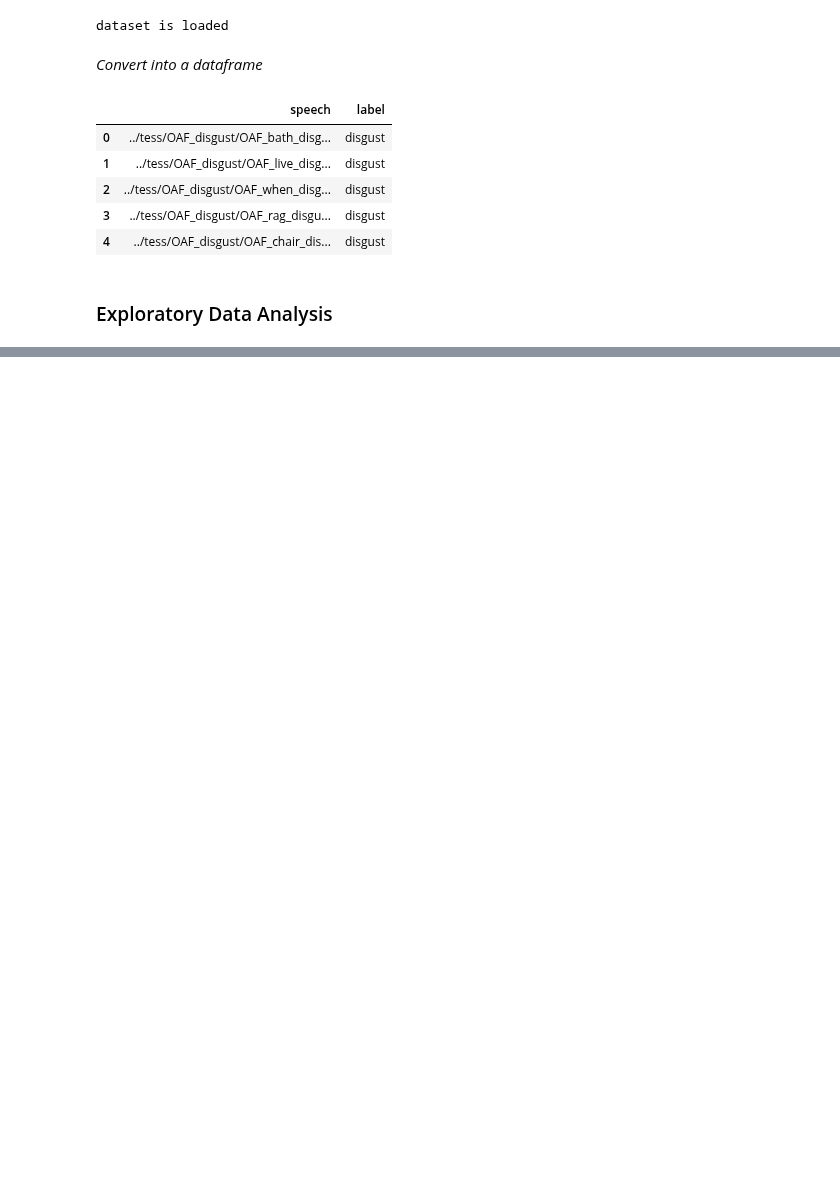
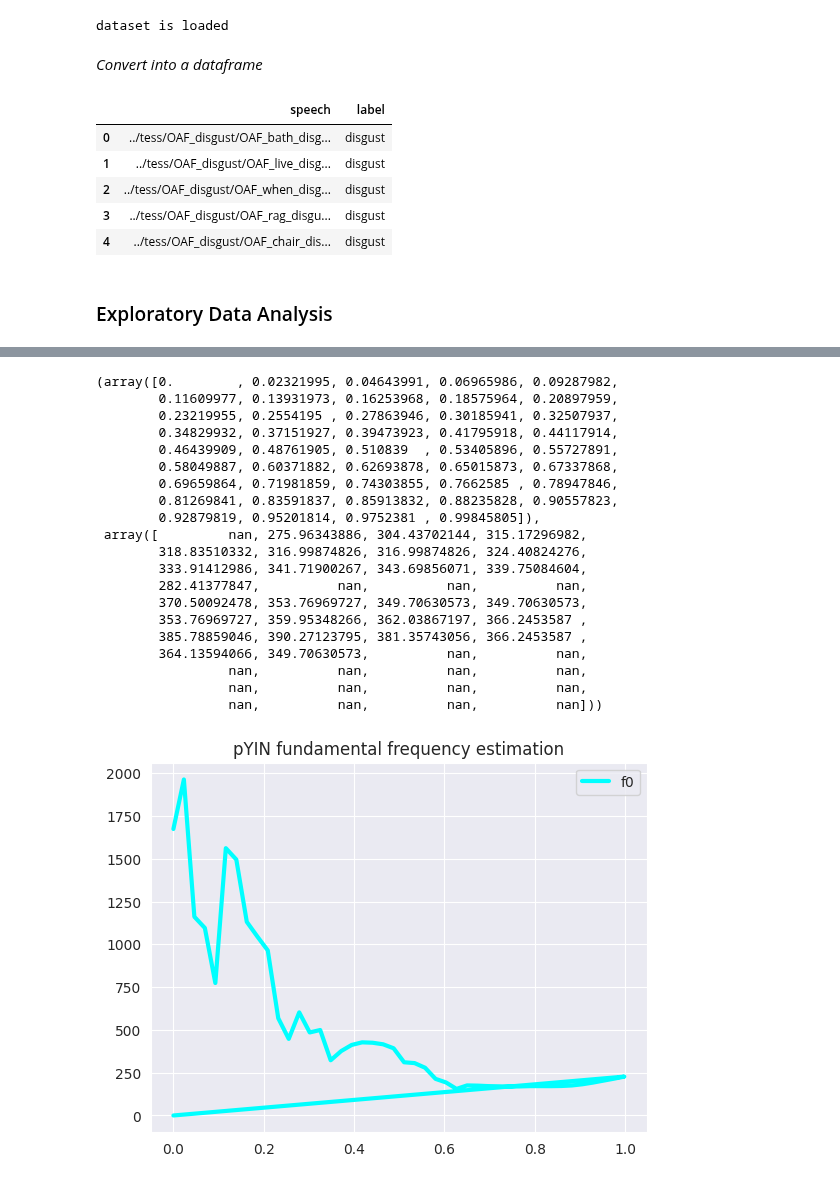
Before and after one commit to BlackFox1197/masterarbeit_programming, a Jupyter notebook: notebooks/feature_exp.ipynb, the cells around one changed output, grey strips where cells are left out. Drawn from its saved outputs; the diff is of its cells as text; code cells hidden in the pictures; blank space fills up the shorter version.

```diff
--- a/notebooks/feature_exp.ipynb
+++ b/notebooks/feature_exp.ipynb
@@ -87,0 +90,27 @@ Audio(path)
+# %%
+times, f0 = exU.average_over_one_emotion_f0(df['speech'][df['label']=='happy'], offset=0, duration=1)
+times, f0 = exU.average_over_one_emotion_f0(df['speech'][df['label']=='sad'], offset=0, duration=1)
+times, f0 = exU.average_over_one_emotion_f0(df['speech'][df['label']=='ps'], offset=0, duration=1)
+exU.extract_f0(path)
+# %% [output]
+(array([0.        , 0.02321995, 0.04643991, 0.06965986, 0.09287982,
+        0.11609977, 0.13931973, 0.16253968, 0.18575964, 0.20897959,
+        0.23219955, 0.2554195 , 0.27863946, 0.30185941, 0.32507937,
+        0.34829932, 0.37151927, 0.39473923, 0.41795918, 0.44117914,
+        0.46439909, 0.48761905, 0.510839  , 0.53405896, 0.55727891,
+        0.58049887, 0.60371882, 0.62693878, 0.65015873, 0.67337868,
+        0.69659864, 0.71981859, 0.74303855, 0.7662585 , 0.78947846,
+        0.81269841, 0.83591837, 0.85913832, 0.88235828, 0.90557823,
+        0.92879819, 0.95201814, 0.9752381 , 0.99845805]),
+ array([         nan, 275.96343886, 304.43702144, 315.17296982,
+        318.83510332, 316.99874826, 316.99874826, 324.40824276,
+        333.91412986, 341.71900267, 343.69856071, 339.75084604,
+        282.41377847,          nan,          nan,          nan,
+        370.50092478, 353.76969727, 349.70630573, 349.70630573,
+        353.76969727, 359.95348266, 362.03867197, 366.2453587 ,
+        385.78859046, 390.27123795, 381.35743056, 366.2453587 ,
+        364.13594066, 349.70630573,          nan,          nan,
+                 nan,          nan,          nan,          nan,
+                 nan,          nan,          nan,          nan,
+                 nan,          nan,          nan,          nan]))
+[figure, added]
```
Also changed, not shown: parts of 8 cells of this notebook, 1 other file.
